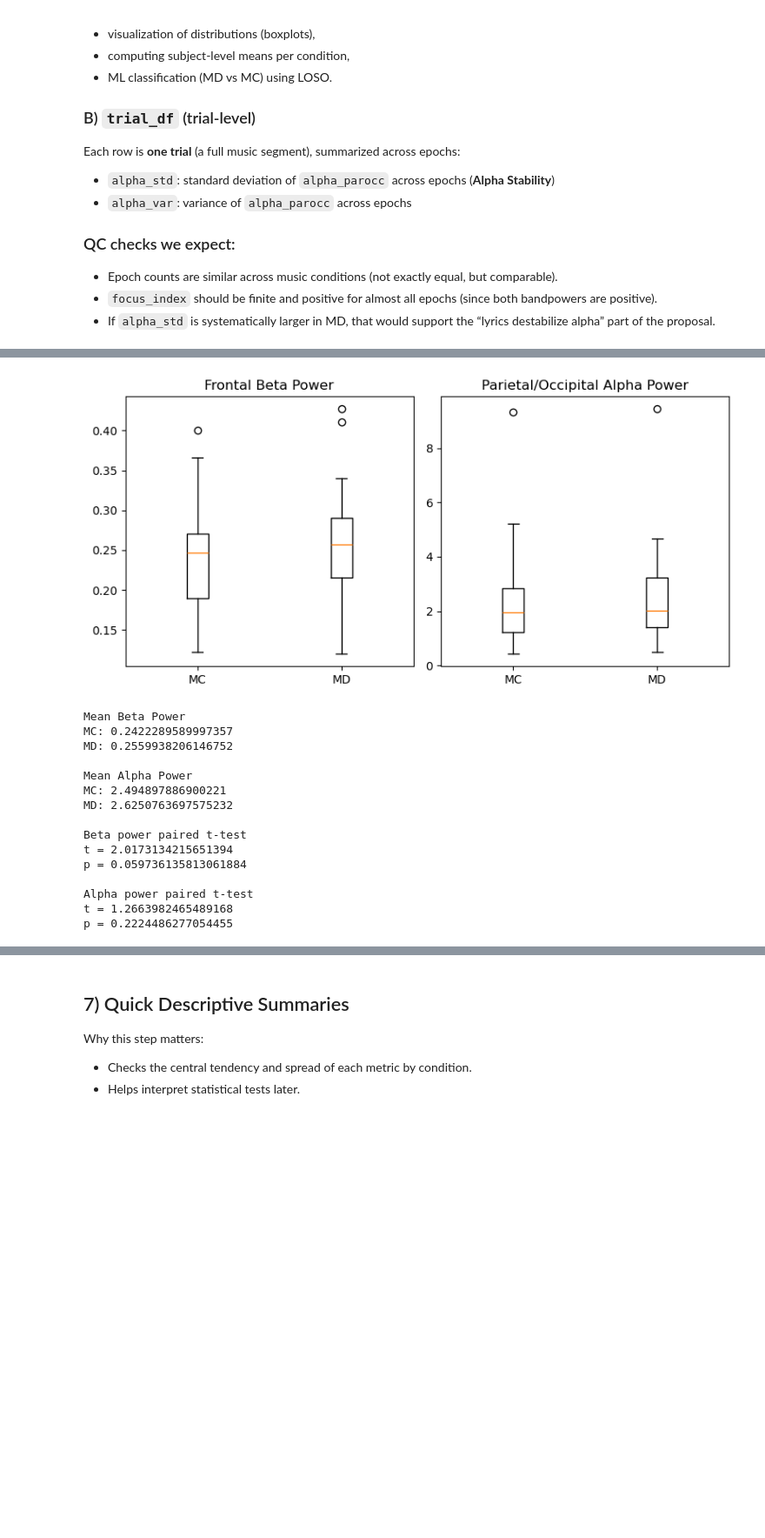
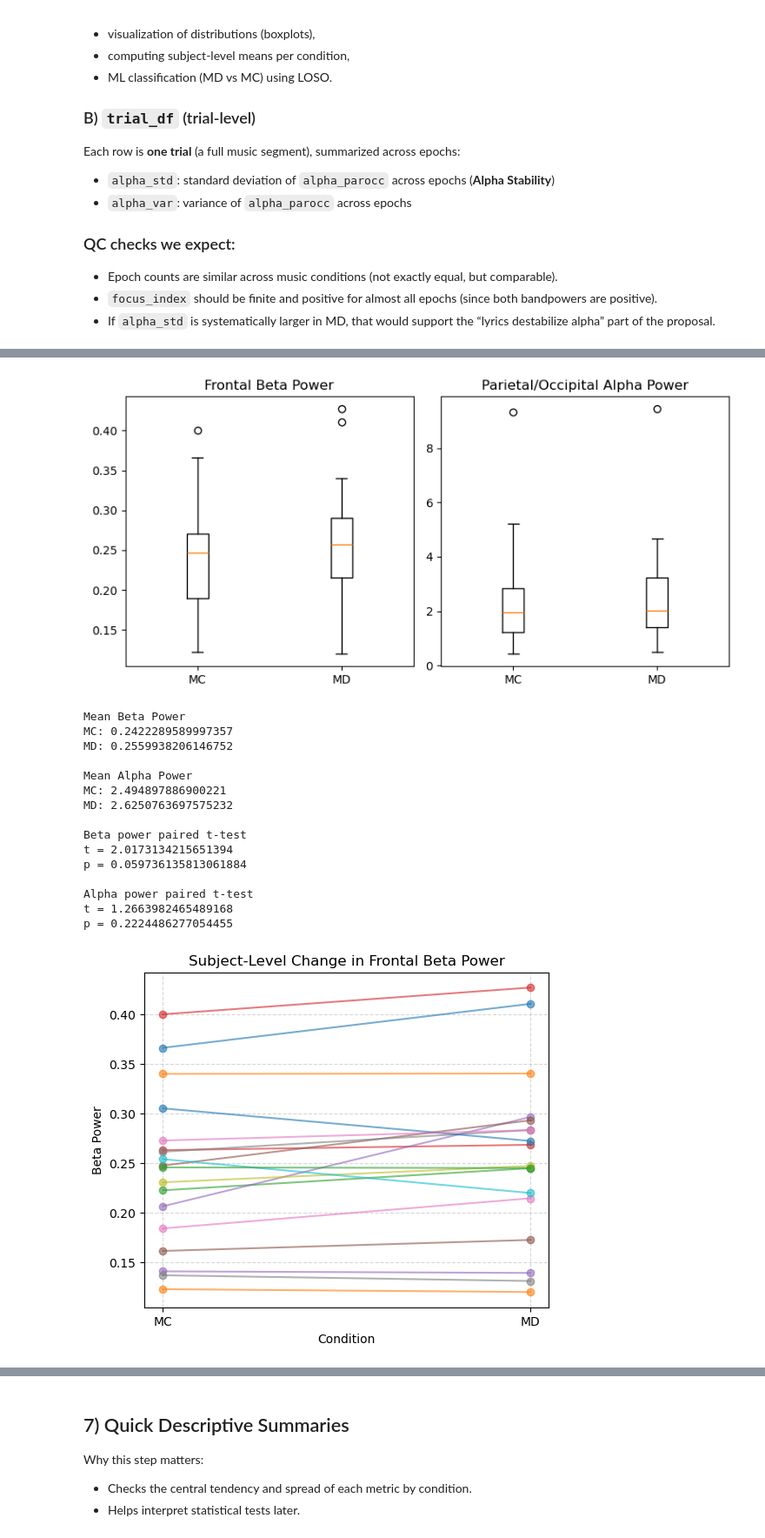
Before and after one commit to BryanR-17/COGS189_Five_Brains, a Jupyter notebook: notebooks/02_feature_stats_ml_visual.ipynb, the cells around one changed output, grey strips where cells are left out. Shown at 87% size. Saved outputs shown, nothing was run; the diff lists cells and outputs as text; code cells hidden in the pictures; blank space fills up the shorter version.

Commit message:
changes on notebook 2, updated seperate band power analysis

```diff
--- a/notebooks/02_feature_stats_ml_visual.ipynb
+++ b/notebooks/02_feature_stats_ml_visual.ipynb
@@ -519,30 +519,63 @@ alpha_t, alpha_p = ttest_rel(alpha_MD, alpha_MC)
 
 print("\nBeta power paired t-test")
 print("t =", beta_t)
 print("p =", beta_p)
 
 print("\nAlpha power paired t-test")
 print("t =", alpha_t)
 print("p =", alpha_p)
+
+# Subject-by-subject change plot
+
+subjects = pivot.index
+
+plt.figure(figsize=(6,5))
+
+for s in subjects:
+    plt.plot(["MC","MD"],
+             [pivot["beta_frontal"]["MC"][s], pivot["beta_frontal"]["MD"][s]],
+             marker="o", alpha=0.6)
+
+plt.title("Subject-Level Change in Frontal Beta Power")
+plt.ylabel("Beta Power")
+plt.xlabel("Condition")
+plt.grid(True, linestyle="--", alpha=0.5)
+
+plt.show()
+
+plt.figure(figsize=(6,5))
+
+for s in subjects:
+    plt.plot(["MC","MD"],
+             [pivot["alpha_parocc"]["MC"][s], pivot["alpha_parocc"]["MD"][s]],
+             marker="o", alpha=0.6)
+
+plt.title("Subject-Level Change in Parietal/Occipital Alpha Power")
+plt.ylabel("Alpha Power")
+plt.xlabel("Condition")
+plt.grid(True, linestyle="--", alpha=0.5)
+
+plt.show()
 # %% [output]
 Beta power comparison (MD vs MC)
 TtestResult(statistic=np.float64(2.0173134215651394), pvalue=np.float64(0.059736135813061884), df=np.int64(17))
 
 Alpha power comparison (MD vs MC)
 TtestResult(statistic=np.float64(1.2663982465489168), pvalue=np.float64(0.2224486277054455), df=np.int64(17))
 [figure]
 Mean Beta Power
 MC: 0.2422289589997357
 MD: 0.2559938206146752
 
 Mean Alpha Power
 MC: 2.494897886900221
 MD: 2.6250763697575232
 
 Beta power paired t-test
 t = 2.0173134215651394
 p = 0.059736135813061884
 
 Alpha power paired t-test
 t = 1.2663982465489168
 p = 0.2224486277054455
+[figure, added]
```
Also changed, not shown: parts of 2 cells of this notebook.
